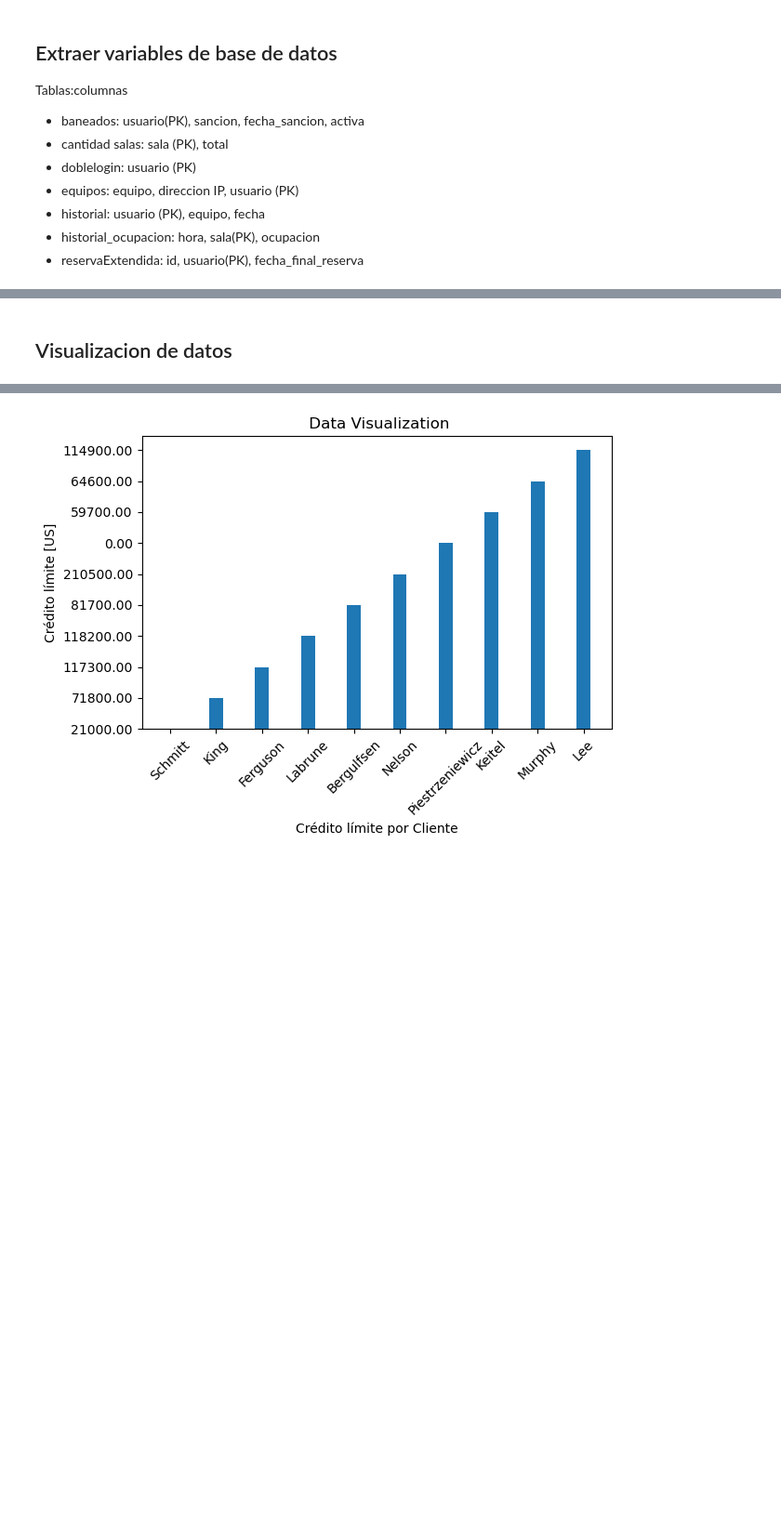
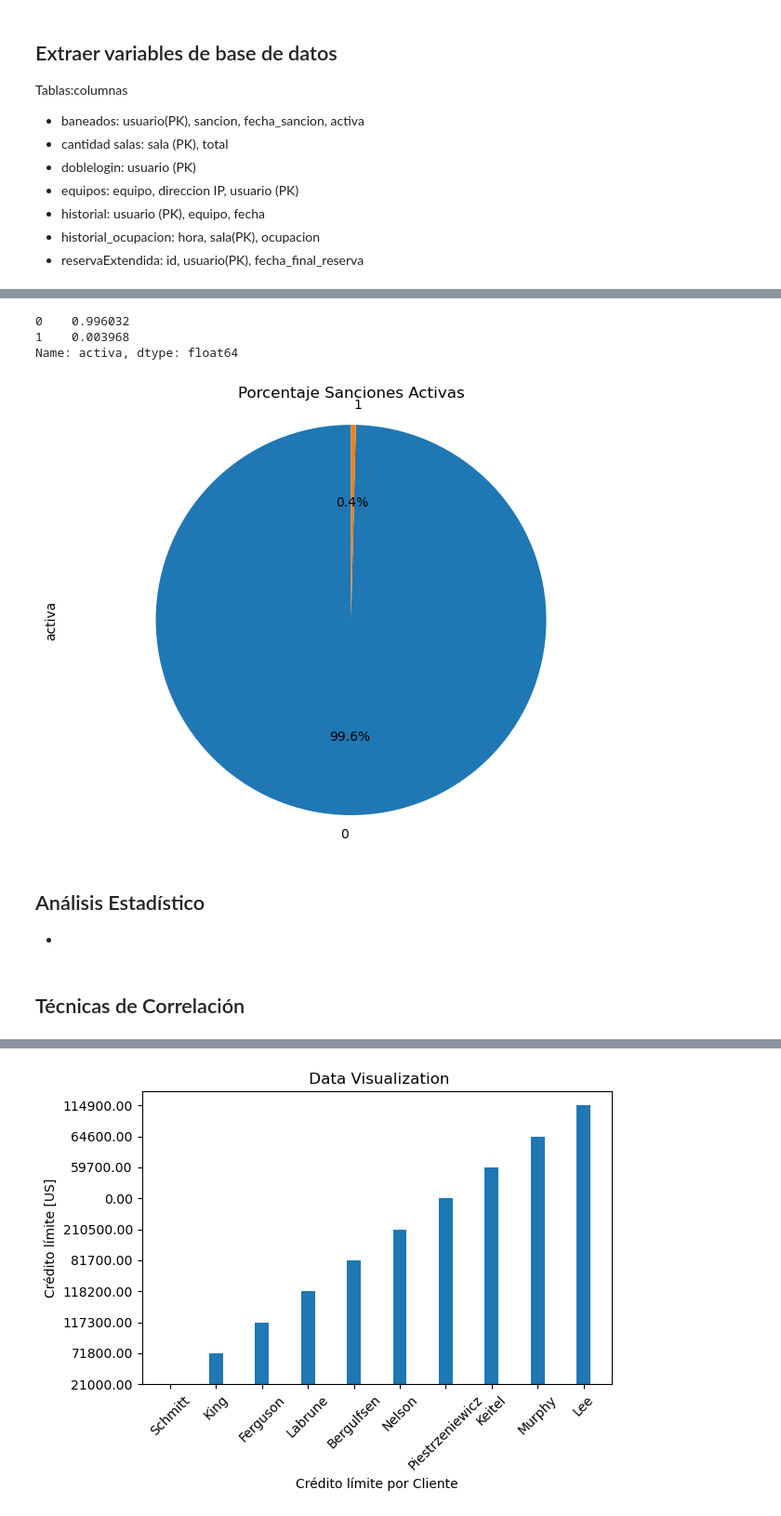
Before and after one commit to dfosorio111/tech_skills, a Jupyter notebook: visualization/mysql_maria_visualization_admonsis1.ipynb, the cells around one changed output, grey strips where cells are left out. Shown: that part at 93% size. Saved outputs shown, nothing was run; the diff lists cells and outputs as text; code cells hidden in the pictures; blank space fills up the shorter version.

```diff
--- a/visualization/mysql_maria_visualization_admonsis1.ipynb
+++ b/visualization/mysql_maria_visualization_admonsis1.ipynb
@@ -105,2 +269,28 @@ num_orden, cantidad_tot
+# %%
+baneados['activa'].value_counts(normalize=True)
+# %% [output]
+0    0.996032
+1    0.003968
+Name: activa, dtype: float64
+# %%
+baneados['activa'].value_counts()
+# calcular proporcion de clases
+class_proportions = baneados['activa'].value_counts(normalize=True)
+
+# crear pie plot
+plt.figure(figsize=(8, 6))
+class_proportions.plot(kind='pie', autopct='%1.1f%%', startangle=90)
+plt.title('Porcentaje Sanciones Activas')
+#plt.legend(labels=['No presenta','Depresión Grave'], loc='best')
+plt.axis('equal')
+
+# Show the plot
+plt.show()
+# %% [output]
+[figure, added]
+# %% [markdown]
+## Análisis Estadístico
+
+*
 # %% [markdown]
-## Visualizacion de datos
+## Técnicas de Correlación
```
Also changed, not shown: parts of 23 cells of this notebook, 3 other files.
